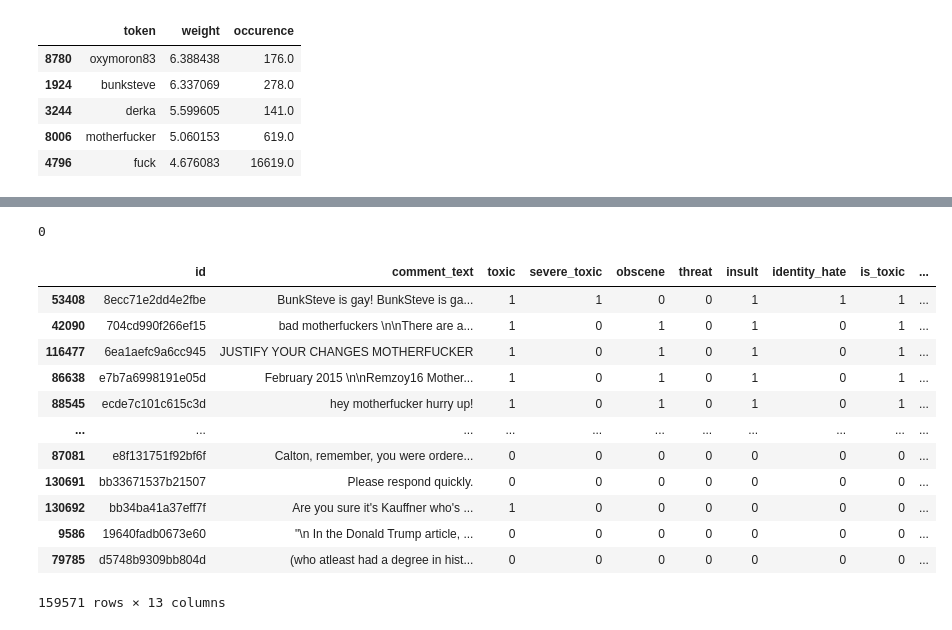
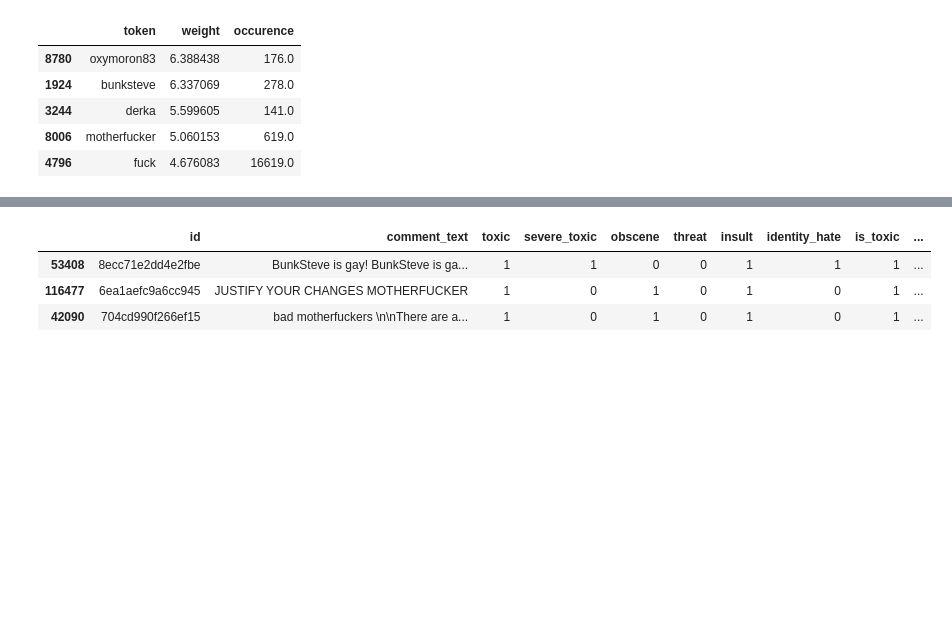
Before and after one commit to fhrzn/detoxification, a Jupyter notebook: notebooks/3.0-fhrzn-simple-classifier.ipynb, the cells around one changed output, grey strips where cells are left out. Cells and saved outputs as stored; diff of their text form; code cells hidden in the pictures; blank space fills up the shorter version.

```diff
--- a/notebooks/3.0-fhrzn-simple-classifier.ipynb
+++ b/notebooks/3.0-fhrzn-simple-classifier.ipynb
@@ -167,0 +213,2 @@ toxvocab_dict = toxvocab.to_dict(orient='records')
+# %%
+toxvocab_dict = dict(zip(toxvocab['token'],toxvocab['weight']))
@@ -170,7 +221,7 @@ def toxic_occurrence(text, vocab):
     stext = text.split()
     occur = 0
     for t in stext:
-        if t in vocab.token.tolist():
+        if t in vocab:
             occur += 1
 
     return occur
@@ -179,13 +230,14 @@ def toxic_weight_rate(text, vocab):
     stext = text.split()
     toxic_rate = []
     for t in stext:
-        found = toxvocab[toxvocab['token'] == t]
-        if len(found) > 0:
-            toxic_rate = np.append(toxic_rate, found['weight'])
-
-    return np.mean(toxic_rate) if len(toxic_rate) > 0 else 0
+        if t in vocab:
+            toxic_rate = np.append(toxic_rate, vocab[t])
+    try:
+        return np.mean(toxic_rate) if len(toxic_rate) > 0 else 0
+    except:
+        print(text)
+        print(toxic_rate)
 # %%
 tqdm.pandas()
-train['tox_occur'] = train.processed.progress_apply(toxic_occurrence, args=(toxvocab, ))
-train['tox_rate'] = train.processed.progress_apply(toxic_weight_rate, args=(toxvocab, ))
-train.head()
+train['tox_occur'] = train.processed.progress_apply(toxic_occurrence, args=(toxvocab_dict, ))
+train['tox_rate'] = train.processed.progress_apply(toxic_weight_rate, args=(toxvocab_dict, ))
@@ -199,25 +244,10 @@ train.head()
-# %%
-train.tox_rate.fillna(0, inplace=True)
-# %%
-train.tox_rate.isna().sum()
-# %% [output]
-0
 # %%
-train.sort_values(by=['tox_rate'], ascending=False)
+train.sort_values(by=['tox_rate'], ascending=False).head(3)
 # %% [output]
 |  | id | comment_text | toxic | severe_toxic | obscene | threat | insult | identity_hate | is_toxic | ... |
 | 53408 | 8ecc71e2dd4e2fbe | BunkSteve is gay! BunkSteve is ga... | 1 | 1 | 0 | 0 | 1 | 1 | 1 | ... |
+| 116477 | 6ea1aefc9a6cc945 | JUSTIFY YOUR CHANGES MOTHERFUCKER | 1 | 0 | 1 | 0 | 1 | 0 | 1 | ... |
 | 42090 | 704cd990f266ef15 | bad motherfuckers \n\nThere are a... | 1 | 0 | 1 | 0 | 1 | 0 | 1 | ... |
-| 116477 | 6ea1aefc9a6cc945 | JUSTIFY YOUR CHANGES MOTHERFUCKER | 1 | 0 | 1 | 0 | 1 | 0 | 1 | ... |
-| 86638 | e7b7a6998191e05d | February 2015 \n\nRemzoy16 Mother... | 1 | 0 | 1 | 0 | 1 | 0 | 1 | ... |
-| 88545 | ecde7c101c615c3d | hey motherfucker hurry up! | 1 | 0 | 1 | 0 | 1 | 0 | 1 | ... |
-| ... | ... | ... | ... | ... | ... | ... | ... | ... | ... | ... |
-| 87081 | e8f131751f92bf6f | Calton, remember, you were ordere... | 0 | 0 | 0 | 0 | 0 | 0 | 0 | ... |
-| 130691 | bb33671537b21507 | Please respond quickly. | 0 | 0 | 0 | 0 | 0 | 0 | 0 | ... |
-| 130692 | bb34ba41a37eff7f | Are you sure it's Kauffner who's ... | 1 | 0 | 0 | 0 | 0 | 0 | 0 | ... |
-| 9586 | 19640fadb0673e60 | "\n In the Donald Trump article, ... | 0 | 0 | 0 | 0 | 0 | 0 | 0 | ... |
-| 79785 | d5748b9309bb804d | (who atleast had a degree in hist... | 0 | 0 | 0 | 0 | 0 | 0 | 0 | ... |
-159571 rows × 13 columns
 # %%
 train.to_csv('../data/processed/trainset-feature-extracted.csv', index=None)
 # %%
```
Also changed, not shown: parts of 38 cells of this notebook.
